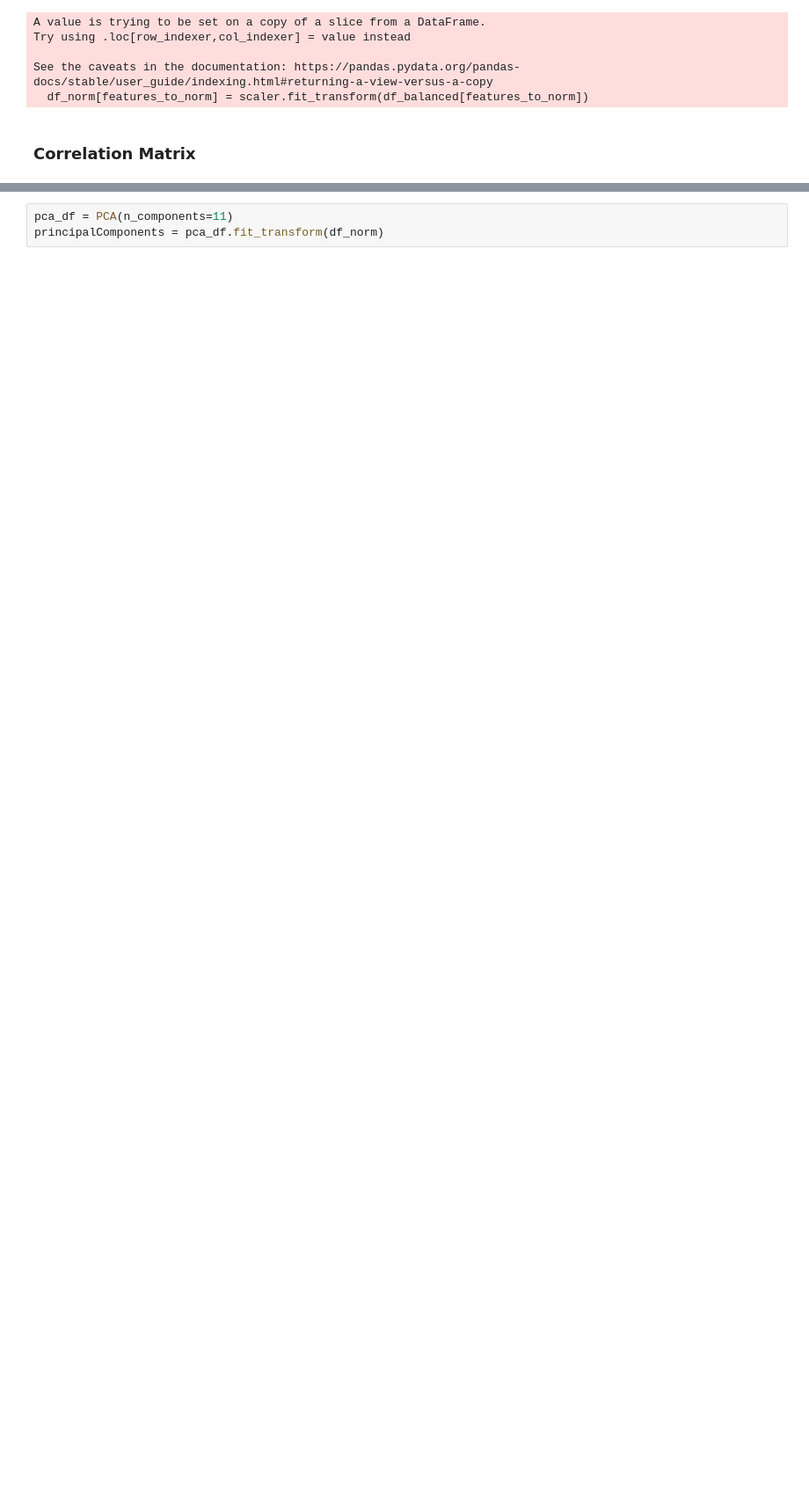
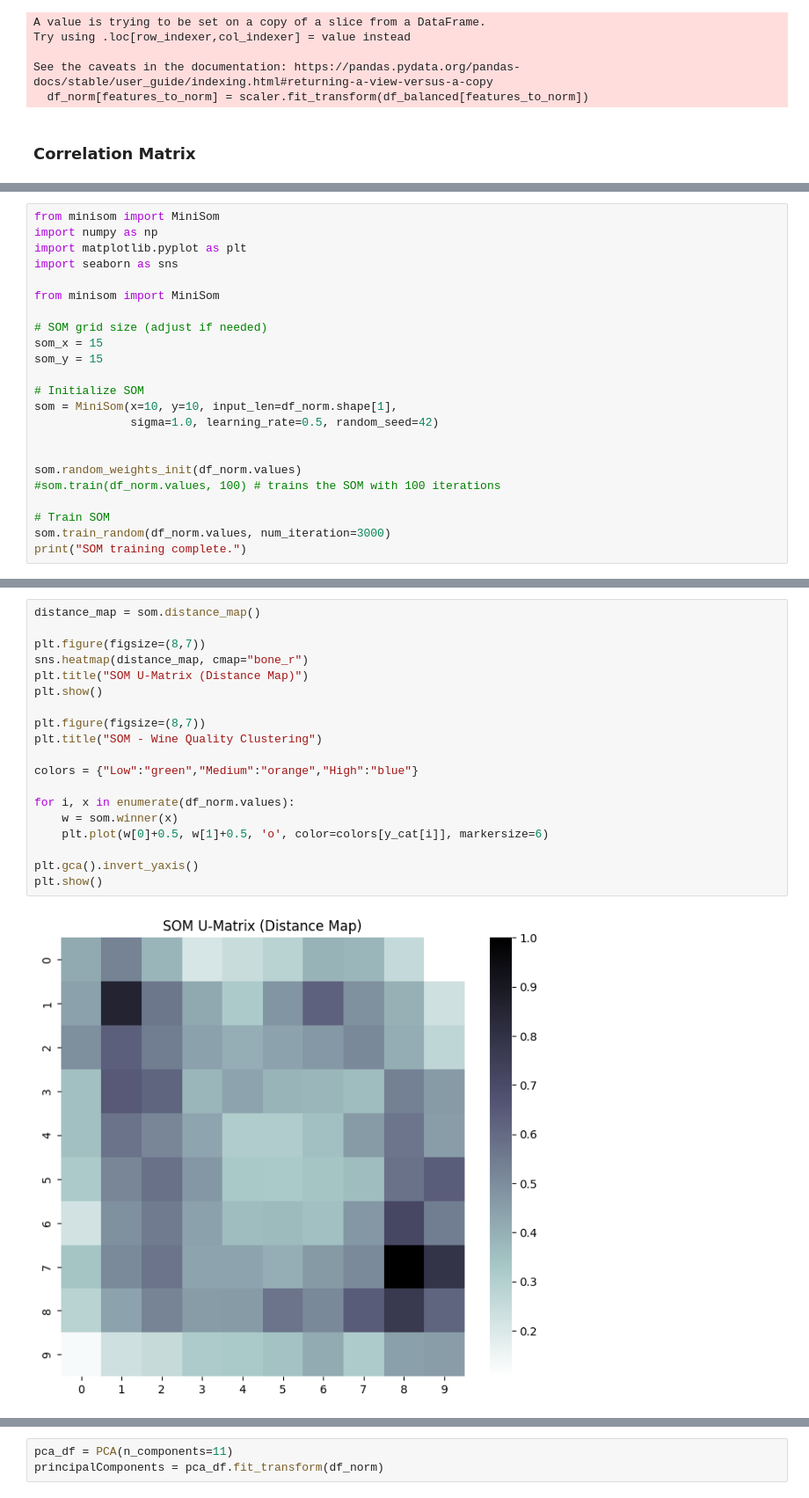
Before and after one commit to Rodrigo-Pinto22/TMBD_Work3, a Jupyter notebook: WorkTemplate.ipynb, the cells around one changed output, grey strips where cells are left out. Shown at 88% size. Drawn from its saved outputs; the diff is of its cells as text; blank space fills up the shorter version.

```diff
--- a/WorkTemplate.ipynb
+++ b/WorkTemplate.ipynb
@@ -206,0 +213,23 @@ plt.show()
+# %%
+from minisom import MiniSom
+import numpy as np
+import matplotlib.pyplot as plt
+import seaborn as sns
+
+from minisom import MiniSom
+
+# SOM grid size (adjust if needed)
+som_x = 15
+som_y = 15
+
+# Initialize SOM
+som = MiniSom(x=10, y=10, input_len=df_norm.shape[1],
+              sigma=1.0, learning_rate=0.5, random_seed=42)
+
+
+som.random_weights_init(df_norm.values)
+#som.train(df_norm.values, 100) # trains the SOM with 100 iterations
+
+# Train SOM
+som.train_random(df_norm.values, num_iteration=3000)
+print("SOM training complete.")
@@ -206,0 +238,21 @@ plt.show()
+# %%
+distance_map = som.distance_map()
+
+plt.figure(figsize=(8,7))
+sns.heatmap(distance_map, cmap="bone_r")
+plt.title("SOM U-Matrix (Distance Map)")
+plt.show()
+
+plt.figure(figsize=(8,7))
+plt.title("SOM - Wine Quality Clustering")
+
+colors = {"Low":"green","Medium":"orange","High":"blue"}
+
+for i, x in enumerate(df_norm.values):
+    w = som.winner(x)
+    plt.plot(w[0]+0.5, w[1]+0.5, 'o', color=colors[y_cat[i]], markersize=6)
+
+plt.gca().invert_yaxis()
+plt.show()
+# %% [output]
+[figure, added]
```
Also changed, not shown: parts of 6 cells of this notebook, 1 other file.
